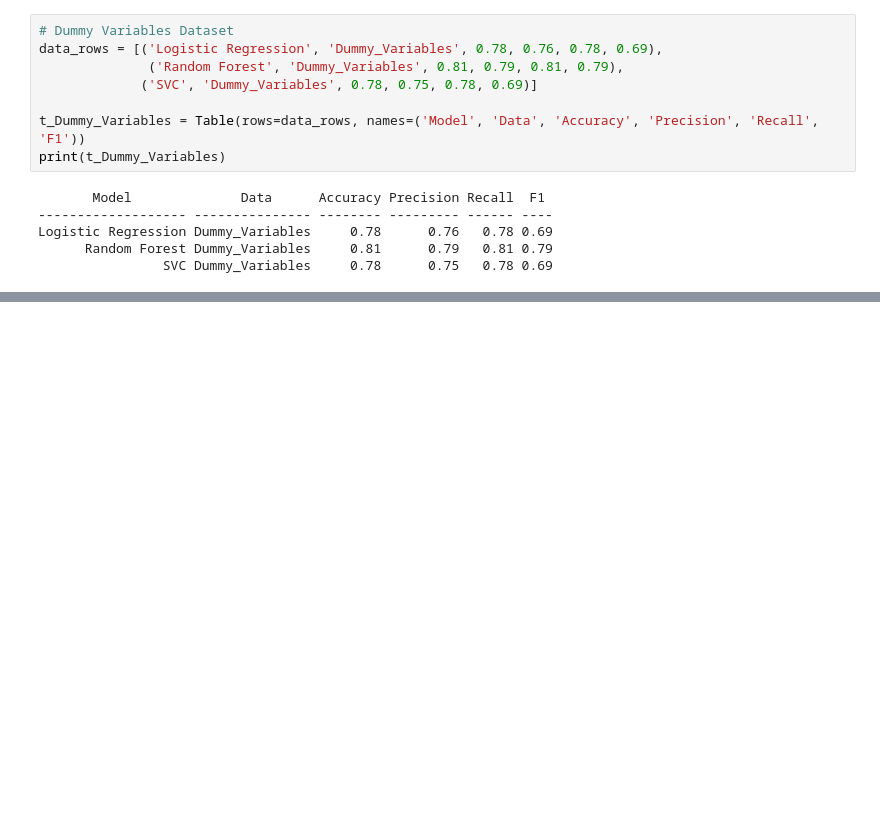
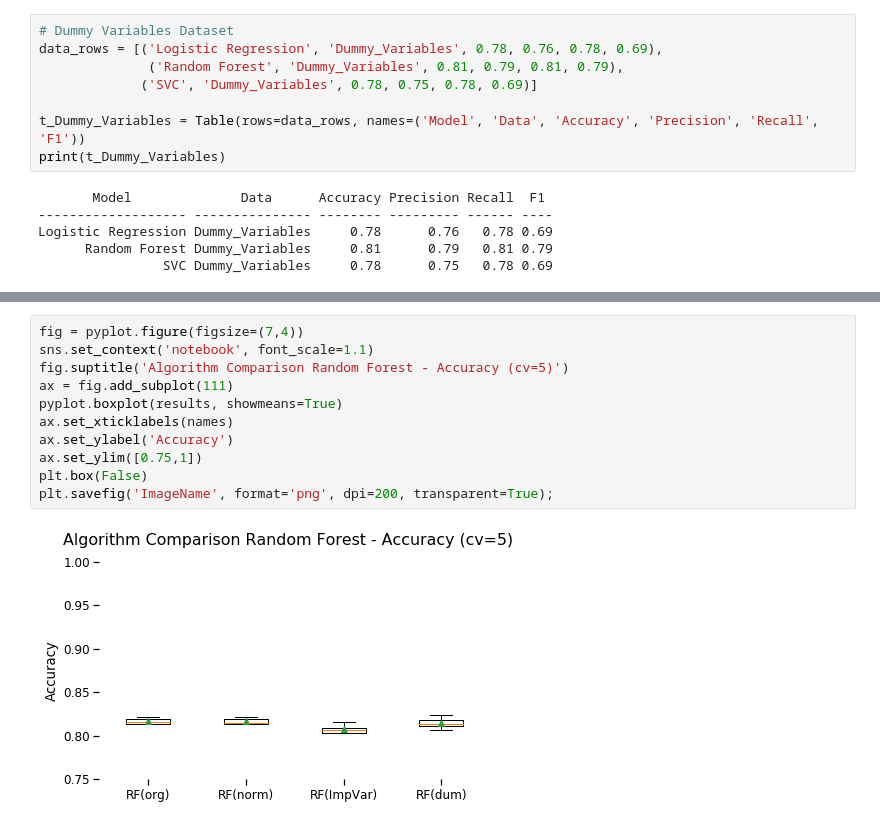
Before and after one commit to guptaaxita/CreditOne_Defaults_Prediction, a Jupyter notebook: CreditCard_Defaults_Analysis.ipynb, the cells around one changed output, grey strips where cells are left out. Drawn from its saved outputs; the diff is of its cells as text; blank space fills up the shorter version.

```diff
--- a/CreditCard_Defaults_Analysis.ipynb
+++ b/CreditCard_Defaults_Analysis.ipynb
@@ -1656,0 +1777,13 @@ Logistic Regression Dummy_Variables     0.78      0.76   0.78 0.69
+# %%
+fig = pyplot.figure(figsize=(7,4))
+sns.set_context('notebook', font_scale=1.1)
+fig.suptitle('Algorithm Comparison Random Forest - Accuracy (cv=5)')
+ax = fig.add_subplot(111)
+pyplot.boxplot(results, showmeans=True)
+ax.set_xticklabels(names)
+ax.set_ylabel('Accuracy')
+ax.set_ylim([0.75,1])
+plt.box(False)
+plt.savefig('ImageName', format='png', dpi=200, transparent=True);
+# %% [output]
+[figure, added]
```
Also changed, not shown: parts of 12 cells of this notebook.
